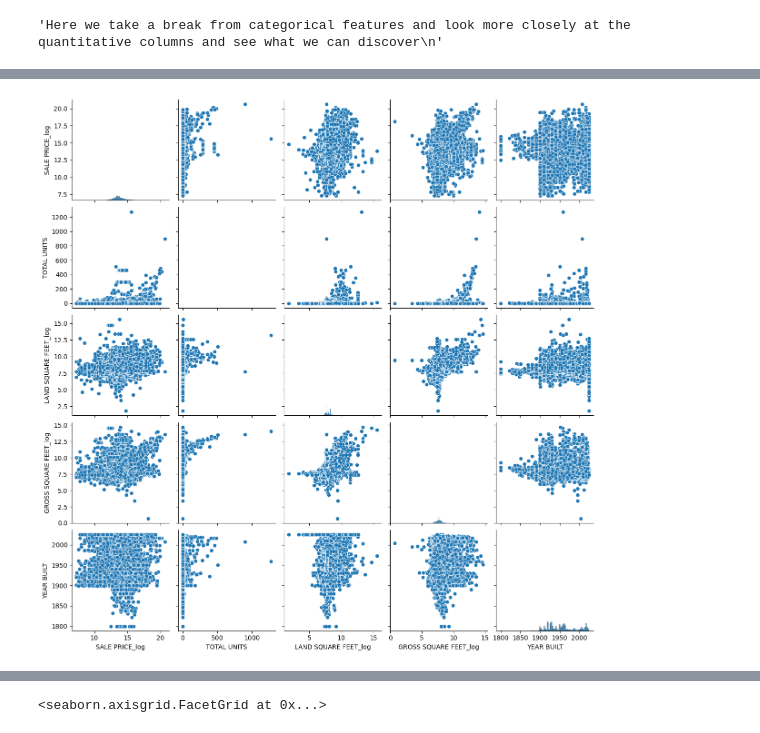
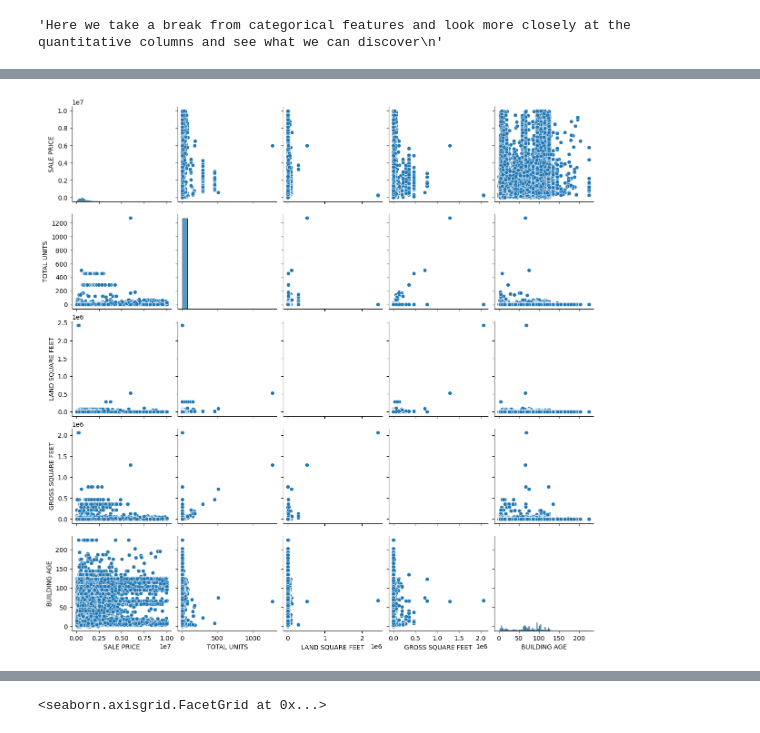
Before and after one commit to jcheng93/Capstone-NYC-Property-Sales, a Jupyter notebook: EDA.ipynb, the cells around one changed output, grey strips where cells are left out. Drawn from its saved outputs; the diff is of its cells as text; code cells hidden in the pictures.

```diff
--- a/EDA.ipynb
+++ b/EDA.ipynb
@@ -405 +471,19 @@ max         14.690980
 Name: GROSS SQUARE FEET_log, dtype: float64
+# %%
+
+#Replace 0's with median of Boroughs
+
+# Calculate the medians by grouping the DataFrame by 'BOROUGH' and calculating the median for each column
+medians = NYCdata.groupby('BOROUGH')[['LAND SQUARE FEET', 'GROSS SQUARE FEET', 'TOTAL UNITS']].median()
+
+# Replace zero values with NaN in the respective columns
+NYCdata['LAND SQUARE FEET'] = NYCdata['LAND SQUARE FEET'].replace(0, np.nan)
+NYCdata['GROSS SQUARE FEET'] = NYCdata['GROSS SQUARE FEET'].replace(0, np.nan)
+
+
+# Fill NaN values with medians grouped by 'BOROUGH'
+NYCdata['LAND SQUARE FEET'] = NYCdata.groupby('BOROUGH')['LAND SQUARE FEET'].transform(lambda x: x.fillna(x.median()))
+NYCdata['GROSS SQUARE FEET'] = NYCdata.groupby('BOROUGH')['GROSS SQUARE FEET'].transform(lambda x: x.fillna(x.median()))
+
+print(NYCdata['LAND SQUARE FEET'].describe())
+print(NYCdata['GROSS SQUARE FEET'].describe())
@@ -405,0 +509,13 @@ Name: GROSS SQUARE FEET_log, dtype: float64
+# %%
+#Filter and inspect low GROSS SQUARE FEET units
+low_area_entries = NYCdata[(NYCdata['GROSS SQUARE FEET'] < 200) | (NYCdata['LAND SQUARE FEET'] < 200)]
+columnsinterest = ['GROSS SQUARE FEET','LAND SQUARE FEET', 'ADDRESS','New Building Class Category', 'SALE PRICE', 'TOTAL UNITS']
+low_area_sorted = low_area_entries.sort_values(by='SALE PRICE', ascending = False)
+
+
+print(low_area_sorted[columnsinterest])
+
+
+#Note: Quickly notice that these are mostly VACANT LAND, which really offers no interest to us. We can drop these observations
+
+NYCdata = NYCdata.drop(low_area_entries.index)
@@ -425,0 +572,10 @@ NYCdata.corr()
+# %%
+#Converting YEAR BUILT to Building Age, with minimum of 0
+import datetime
+
+# Get the current year
+current_year = datetime.datetime.now().year
+
+# Convert 'YEAR BUILT' to number of years from today
+NYCdata['BUILDING AGE'] = current_year - NYCdata['YEAR BUILT'] + 2
+print(NYCdata['BUILDING AGE'].describe())
@@ -436,20 +602,20 @@ plt.show()
 # %%
 #Create pairplots for selective quantitative columns
 
 # Select the columns for the pair plot
-columns = ['SALE PRICE_log', 'TOTAL UNITS', 'LAND SQUARE FEET_log', 'GROSS SQUARE FEET_log', 'YEAR BUILT']
+columns = ['SALE PRICE', 'TOTAL UNITS', 'LAND SQUARE FEET', 'GROSS SQUARE FEET', 'BUILDING AGE']
 
 # Create the pair plot
 sns.pairplot(NYCdata[columns])
 
 # Display the plot
 plt.show()
 
 
 #We dont see any obvious correlations between sale price and area, athough we suspected there might be some.
 #There seems to be some positive correlation between TOTAL UNITS and GROSS SQUARE FEET, which makes sense.
 # %% [output]
-[figure, old version]
+[figure, new version]
 # %%
 #Combining both categorical and quantitative columns now:
 
```
Also changed, not shown: parts of 27 cells of this notebook, 1 other file.
